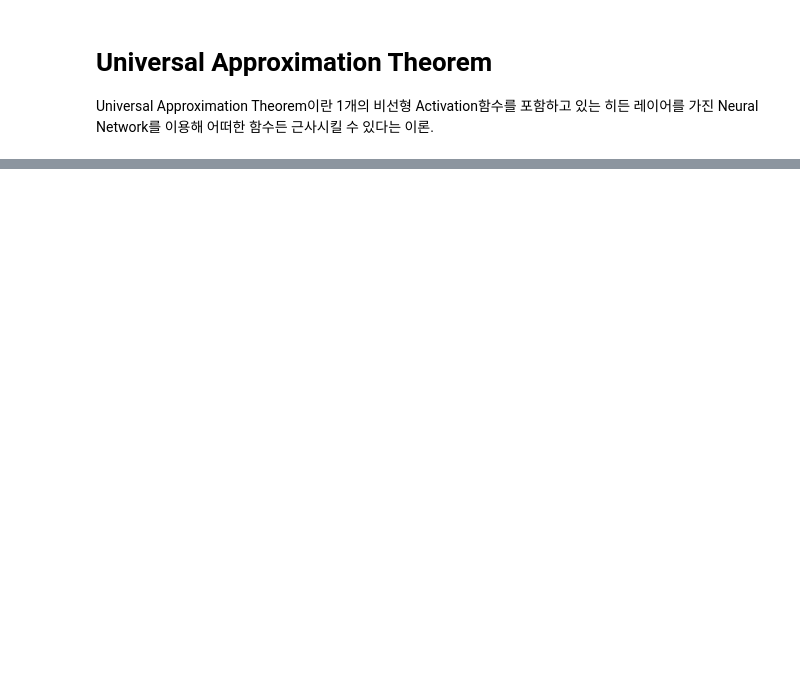
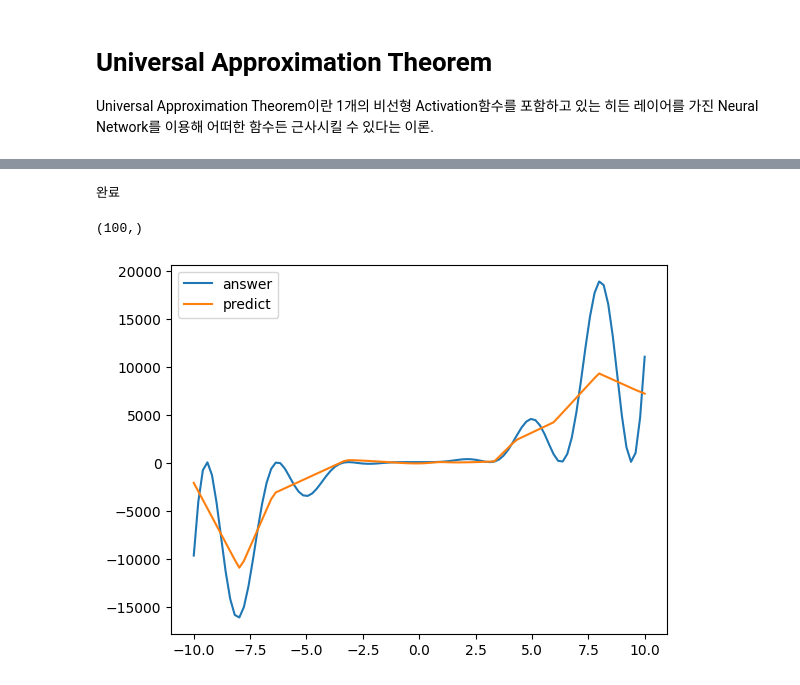
Before and after one commit to GrowingChoi/growingPython, a Jupyter notebook: 09_딥러닝_기본/05_Universal_Approximation_Theorem.ipynb, the cells around one changed output, grey strips where cells are left out. Saved outputs shown, nothing was run; the diff lists cells and outputs as text; code cells hidden in the pictures; blank space fills up the shorter version.

```diff
--- a/09_딥러닝_기본/05_Universal_Approximation_Theorem.ipynb
+++ b/09_딥러닝_기본/05_Universal_Approximation_Theorem.ipynb
@@ -9,4 +9,5 @@ import matplotlib.pyplot as plt
 import torch
 import torch.nn as nn
 
-device = "cuda" if torch.cuda.is_available() else "cpu"
+device = "mps" if torch.cuda.is_available() else "cpu"
+device
@@ -52,6 +59,8 @@ for epoch in range(5000  ):
     # 파라미터 초기화
     optimizer.zero_grad()
 print("완료")
+# %% [output]
+완료
 # %%
 y_pred = model(X_train)
 # %%
@@ -61,8 +70,12 @@ y_pred = model(X_train)
 y_pred_array = y_pred.to("cpu").detach().numpy().flatten()
 # %%
 y_pred_array.shape
+# %% [output]
+(100,)
 # %%
-plt.plot(x, y, label="정답")
-plt.plot(x, y_pred_array, label="추론")
+plt.plot(x, y, label="answer")
+plt.plot(x, y_pred_array, label="predict")
 plt.legend()
 plt.show()
+# %% [output]
+[figure, added]
```
Also changed, not shown: parts of 3 cells of this notebook, 3 other files.
